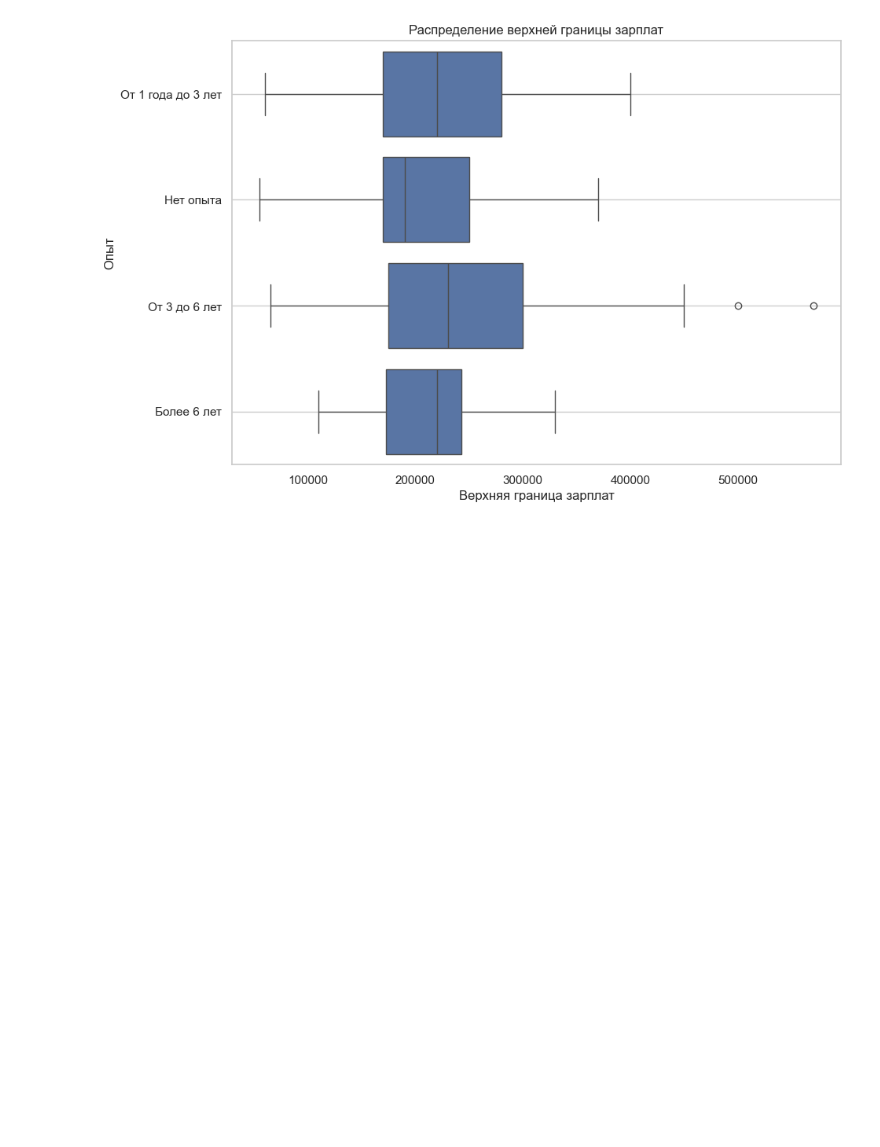
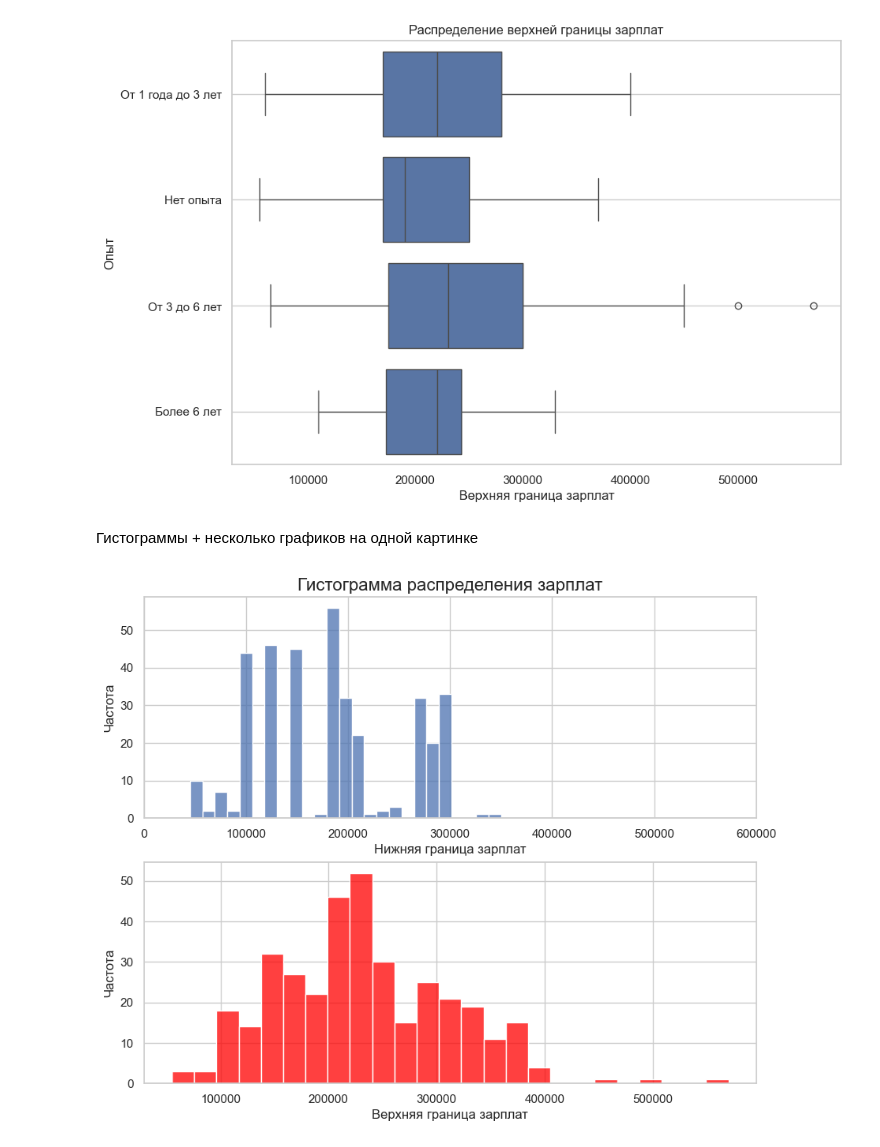
Before and after one commit to GarifullinII/DataScienceJobsAnalysis, a Jupyter notebook: salary_schedules.ipynb, the cells around one changed output. Drawn from its saved outputs; the diff is of its cells as text; code cells hidden in the pictures; blank space fills up the shorter version.

Commit message:
add several graphs in one picture

```diff
--- a/salary_schedules.ipynb
+++ b/salary_schedules.ipynb
@@ -190,3 +190,25 @@ boxplot.set_ylabel('Опыт');
 boxplot.grid()
 # %% [output]
 [figure]
+# %% [markdown]
+Гистограммы + несколько графиков на одной картинке
+# %%
+fig, ax = plt.subplots(nrows=2, ncols=1, figsize=(10, 8))
+sns.histplot(
+    df["sal_from"],
+    bins=25,
+    ax=ax[0]
+);
+ax[0].set_title('Гистограмма распределения зарплат', fontsize=16)
+ax[0].set(xlabel="Нижняя граница зарплат", ylabel = "Частота")
+ax[0].set(xlim=(0, 600000))
+sns.histplot(
+    df["sal_to"],
+    bins=25,
+    color='red',
+    ax=ax[1]
+)
+ax[1].set(xlabel="Верхняя граница зарплат", ylabel = "Частота")
+ax[0].set(xlim=(0, 600000));
+# %% [output]
+[figure, added]
```
Also changed, not shown: parts of 2 cells of this notebook, 1 other file.
